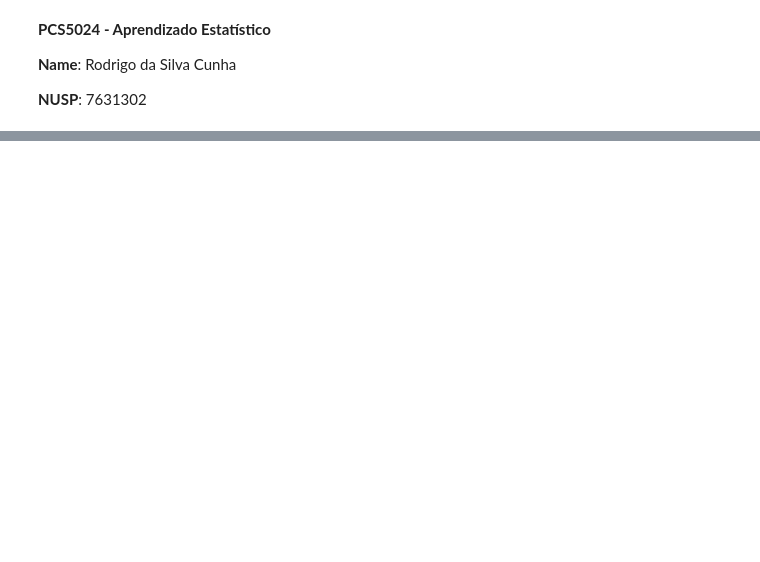
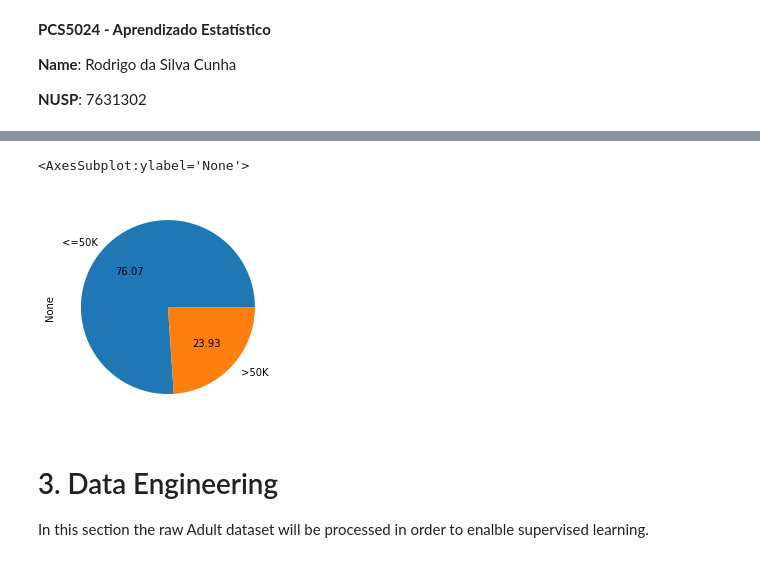
Before and after one commit to rodra-go/adult, a Jupyter notebook: notebooks/1 - Building Classifiers for Adult Dataset.ipynb, the cells around one changed output, grey strips where cells are left out. Drawn from its saved outputs; the diff is of its cells as text; code cells hidden in the pictures; blank space fills up the shorter version.

```diff
--- a/notebooks/1 - Building Classifiers for Adult Dataset.ipynb
+++ b/notebooks/1 - Building Classifiers for Adult Dataset.ipynb
@@ -23,0 +127,9 @@ def prepare_adult_data(train_data, test_data):
+# %%
+eda_data.groupby('income').size().plot(kind='pie', autopct='%.2f', figsize=(4,4))
+# %% [output]
+<AxesSubplot:ylabel='None'>
+[figure, added]
+# %% [markdown]
+# 3. Data Engineering
+
+In this section the raw Adult dataset will be processed in order to enalble supervised learning.
```
Also changed, not shown: parts of 29 cells of this notebook, 1 other file.
